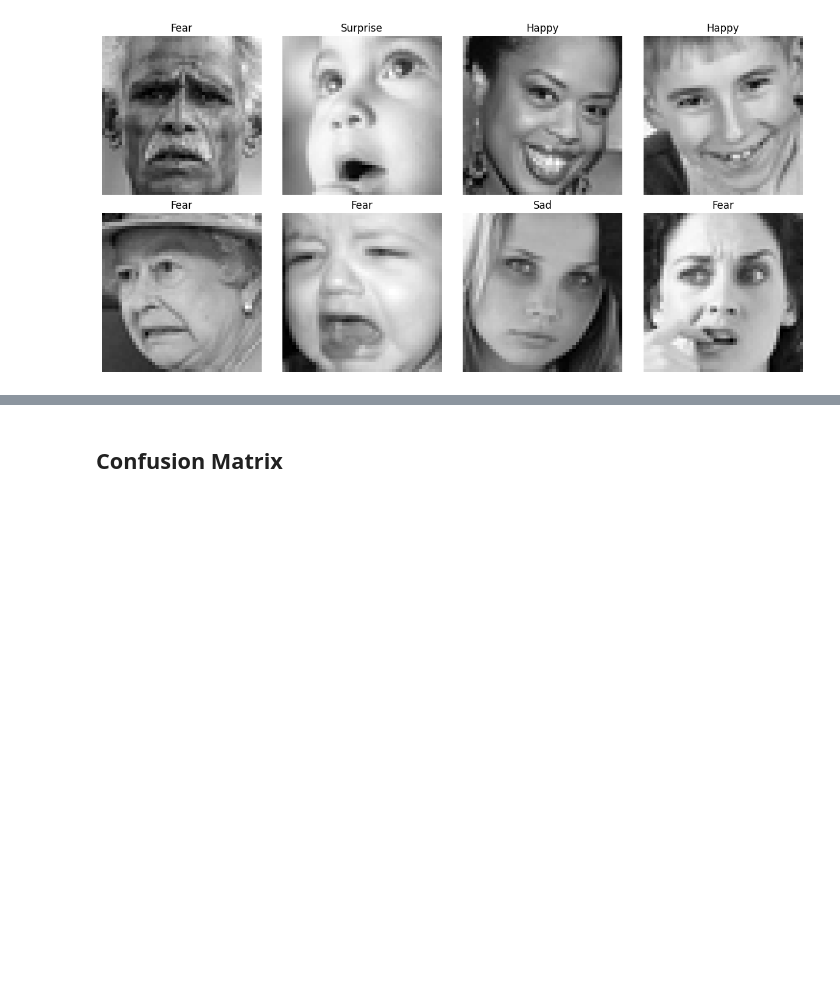
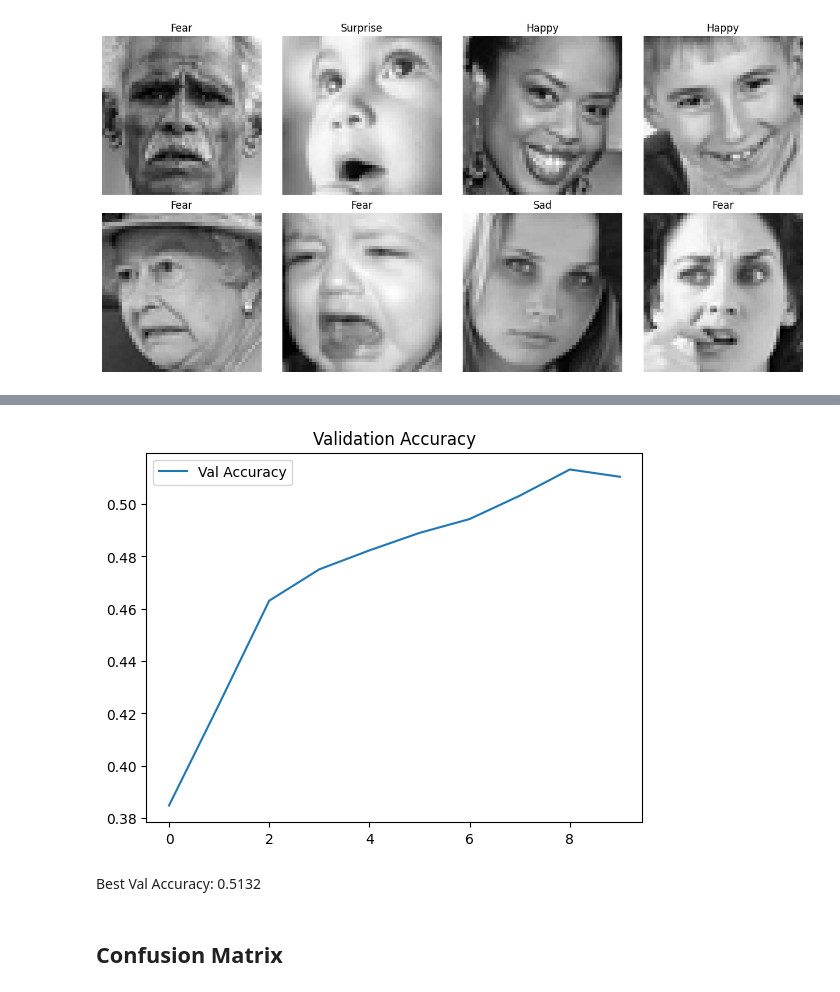
Before and after one commit to qingya012/cnn-emotion-gradcam, a Jupyter notebook: notebooks/explore.ipynb, the cells around one changed output, grey strips where cells are left out. Drawn from its saved outputs; the diff is of its cells as text; code cells hidden in the pictures; blank space fills up the shorter version.

```diff
--- a/notebooks/explore.ipynb
+++ b/notebooks/explore.ipynb
@@ -85,3 +67,12 @@ plt.show()
+# %%
+plt.plot(val_accuracies, label="Val Accuracy")
+plt.legend()
+plt.title("Validation Accuracy")
+plt.show()
+# %% [output]
+[figure, added]
+# %% [markdown]
+Best Val Accuracy: 0.5132
 # %% [markdown]
 ## Confusion Matrix
 # %%
```
Also changed, not shown: parts of 7 cells of this notebook, 7 other files.
